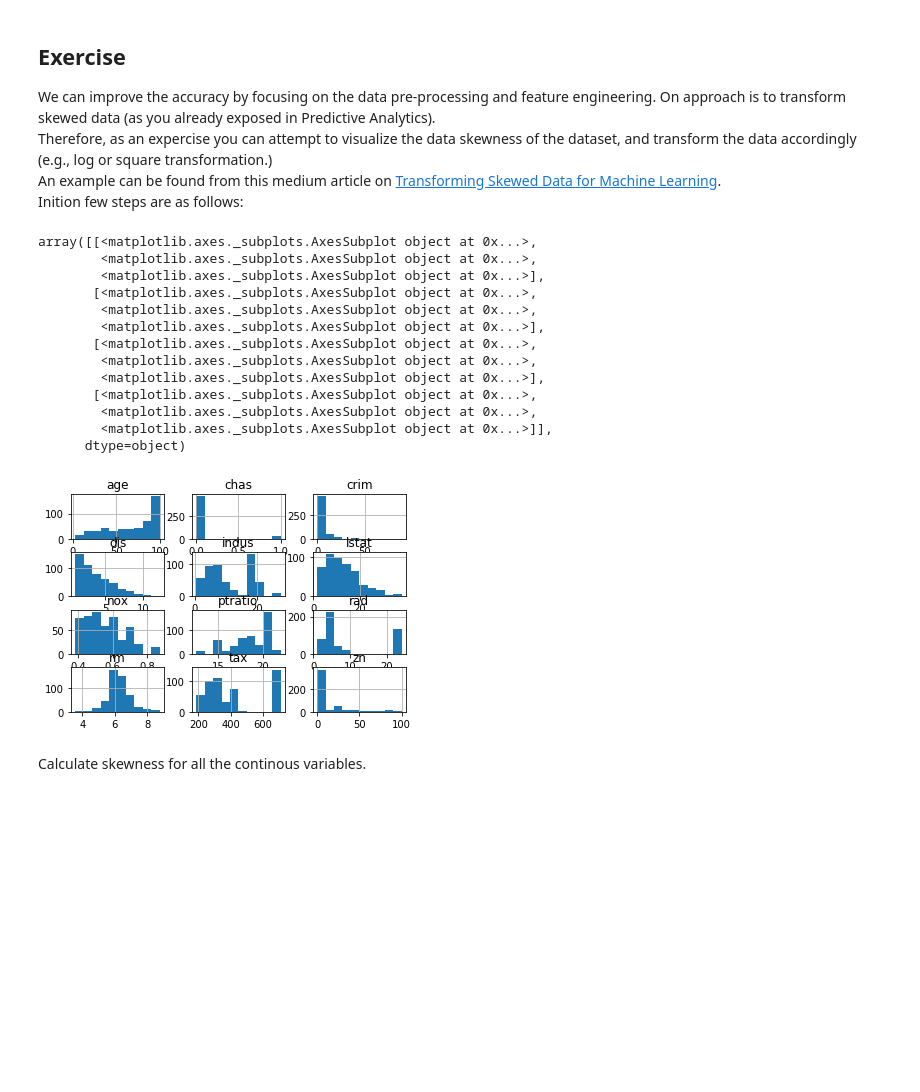
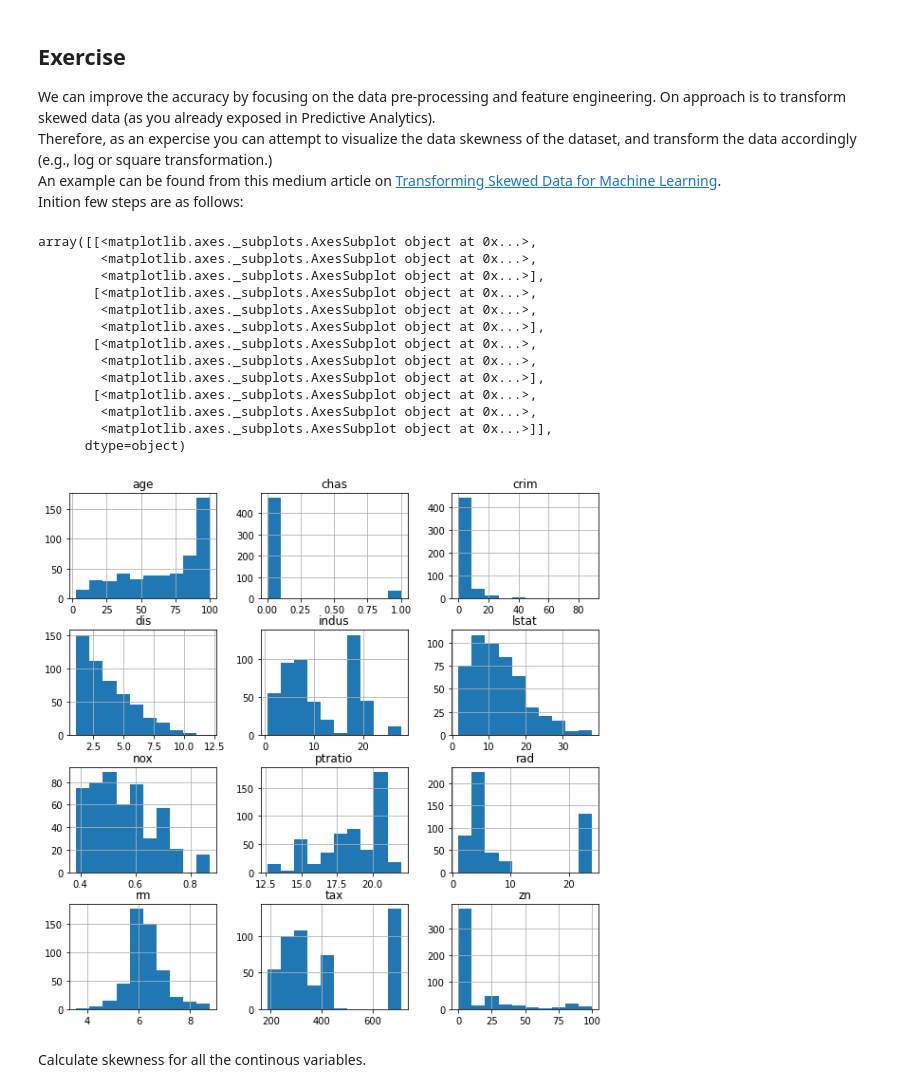
Before and after one commit to CDAC-lab/BUS5PR1-Analytics-Notebooks, a Jupyter notebook: 2_Predictive_Analytics_Regression_Boston_House_Price_Prediction.ipynb, the cells around one changed output. Cells and saved outputs as stored; diff of their text form; code cells hidden in the pictures; blank space fills up the shorter version.

```diff
--- a/2_Predictive_Analytics_Regression_Boston_House_Price_Prediction.ipynb
+++ b/2_Predictive_Analytics_Regression_Boston_House_Price_Prediction.ipynb
@@ -283,22 +287,22 @@ An example can be found from this medium article on [Transforming Skewed Data fo
 Inition few steps are as follows:
 # %%
 # Visualize the data discribtion using pandas dataframe:
-df_x.hist()
+df_x.hist(figsize=(10, 10))
 # %% [output]
 array([[<matplotlib.axes._subplots.AxesSubplot object at 0x...>,
         <matplotlib.axes._subplots.AxesSubplot object at 0x...>,
         <matplotlib.axes._subplots.AxesSubplot object at 0x...>],
        [<matplotlib.axes._subplots.AxesSubplot object at 0x...>,
         <matplotlib.axes._subplots.AxesSubplot object at 0x...>,
         <matplotlib.axes._subplots.AxesSubplot object at 0x...>],
        [<matplotlib.axes._subplots.AxesSubplot object at 0x...>,
         <matplotlib.axes._subplots.AxesSubplot object at 0x...>,
         <matplotlib.axes._subplots.AxesSubplot object at 0x...>],
        [<matplotlib.axes._subplots.AxesSubplot object at 0x...>,
         <matplotlib.axes._subplots.AxesSubplot object at 0x...>,
         <matplotlib.axes._subplots.AxesSubplot object at 0x...>]],
       dtype=object)
-[figure, old version]
+[figure, new version]
 # %% [markdown]
 Calculate skewness for all the continous variables.
 # %%
```
Also changed, not shown: parts of 9 cells of this notebook.
